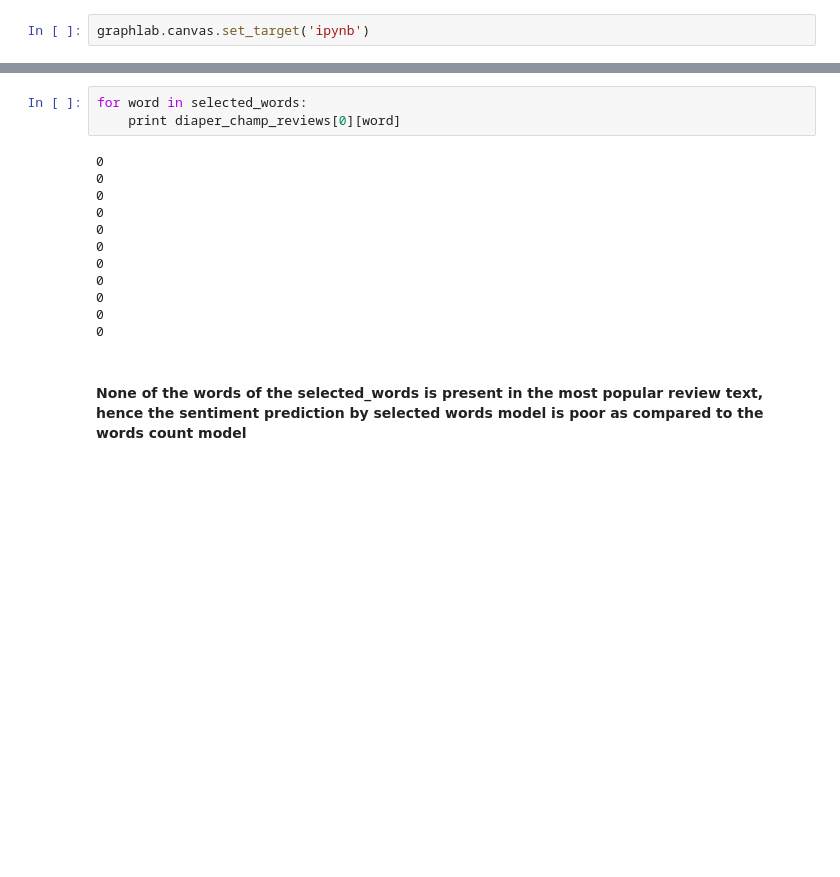
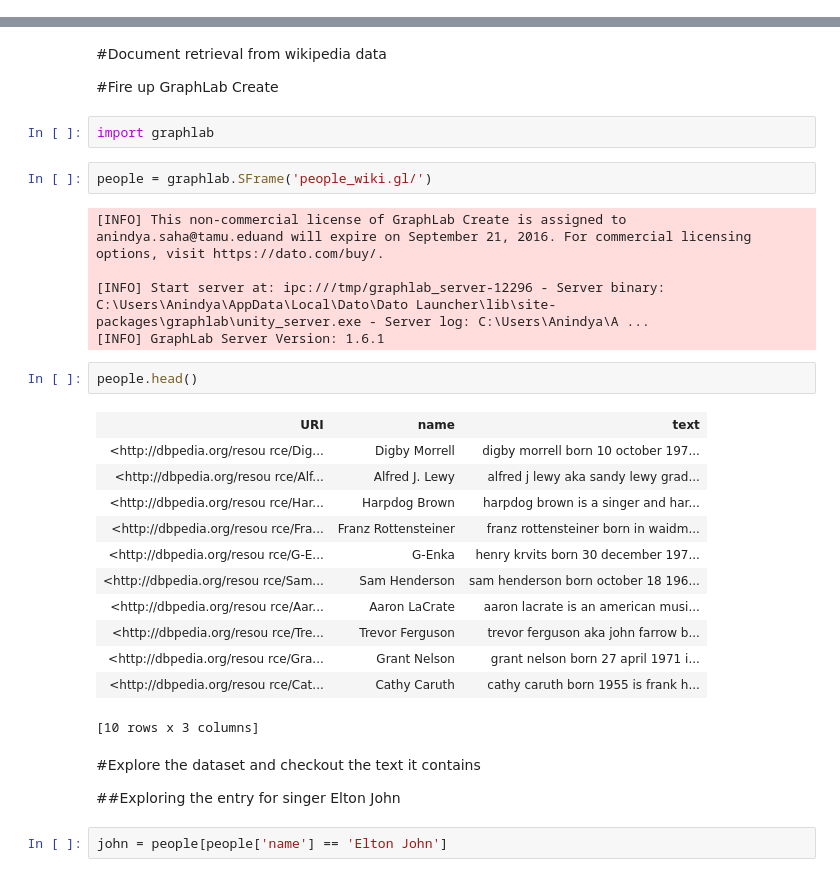
Before and after one commit to tjaensch/jupyter_notebooks, a Jupyter notebook: machine_learning_coursera/Week 3/Thomas_Analyzing.ipynb, the cells around one changed output, grey strips where cells are left out. Saved outputs shown, nothing was run; the diff lists cells and outputs as text; blank space fills up the shorter version.

Commit message:
Added recommendations ipynb

```diff
--- a/machine_learning_coursera/Week 3/Thomas_Analyzing.ipynb
+++ b/machine_learning_coursera/Week 3/Thomas_Analyzing.ipynb
@@ -137,2 +0,0 @@ OrderedDict([('wow', 144),
-# %%
-graphlab.canvas.set_target('ipynb')
@@ -377,17 +1,34 @@ diaper_champ_reviews[0]['word_count']
-# %%
-for word in selected_words:
-    print diaper_champ_reviews[0][word]
-# %% [output]
-0
-0
-0
-0
-0
-0
-0
-0
-0
-0
-0
-# %% [markdown]
-#### None of the words of the selected_words is present in the most popular review text, hence the sentiment prediction by selected words model is poor as compared to the words count model
+# %% [markdown]
+#Document retrieval from wikipedia data
+
+#Fire up GraphLab Create
+# %%
+import graphlab
+# %%
+people = graphlab.SFrame('people_wiki.gl/')
+# %% [output]
+[INFO] This non-commercial license of GraphLab Create is assigned to anindya.saha@tamu.eduand will expire on September 21, 2016. For commercial licensing options, visit https://dato.com/buy/.
+
+[INFO] Start server at: ipc:///tmp/graphlab_server-12296 - Server binary: C:\Users\Anindya\AppData\Local\Dato\Dato Launcher\lib\site-packages\graphlab\unity_server.exe - Server log: C:\Users\Anindya\A ...
+[INFO] GraphLab Server Version: 1.6.1
+# %%
+people.head()
+# %% [output]
+| URI | name | text |
+| <http://dbpedia.org/resou rce/Dig... | Digby Morrell | digby morrell born 10 october 197... |
+| <http://dbpedia.org/resou rce/Alf... | Alfred J. Lewy | alfred j lewy aka sandy lewy grad... |
+| <http://dbpedia.org/resou rce/Har... | Harpdog Brown | harpdog brown is a singer and har... |
+| <http://dbpedia.org/resou rce/Fra... | Franz Rottensteiner | franz rottensteiner born in waidm... |
+| <http://dbpedia.org/resou rce/G-E... | G-Enka | henry krvits born 30 december 197... |
+| <http://dbpedia.org/resou rce/Sam... | Sam Henderson | sam henderson born october 18 196... |
+| <http://dbpedia.org/resou rce/Aar... | Aaron LaCrate | aaron lacrate is an american musi... |
+| <http://dbpedia.org/resou rce/Tre... | Trevor Ferguson | trevor ferguson aka john farrow b... |
+| <http://dbpedia.org/resou rce/Gra... | Grant Nelson | grant nelson born 27 april 1971 i... |
+| <http://dbpedia.org/resou rce/Cat... | Cathy Caruth | cathy caruth born 1955 is frank h... |
+[10 rows x 3 columns]
+# %% [markdown]
+#Explore the dataset and checkout the text it contains
+
+##Exploring the entry for singer Elton John
+# %%
+john = people[people['name'] == 'Elton John']
```
Also changed, not shown: parts of 93 cells of this notebook, 1 other file.
